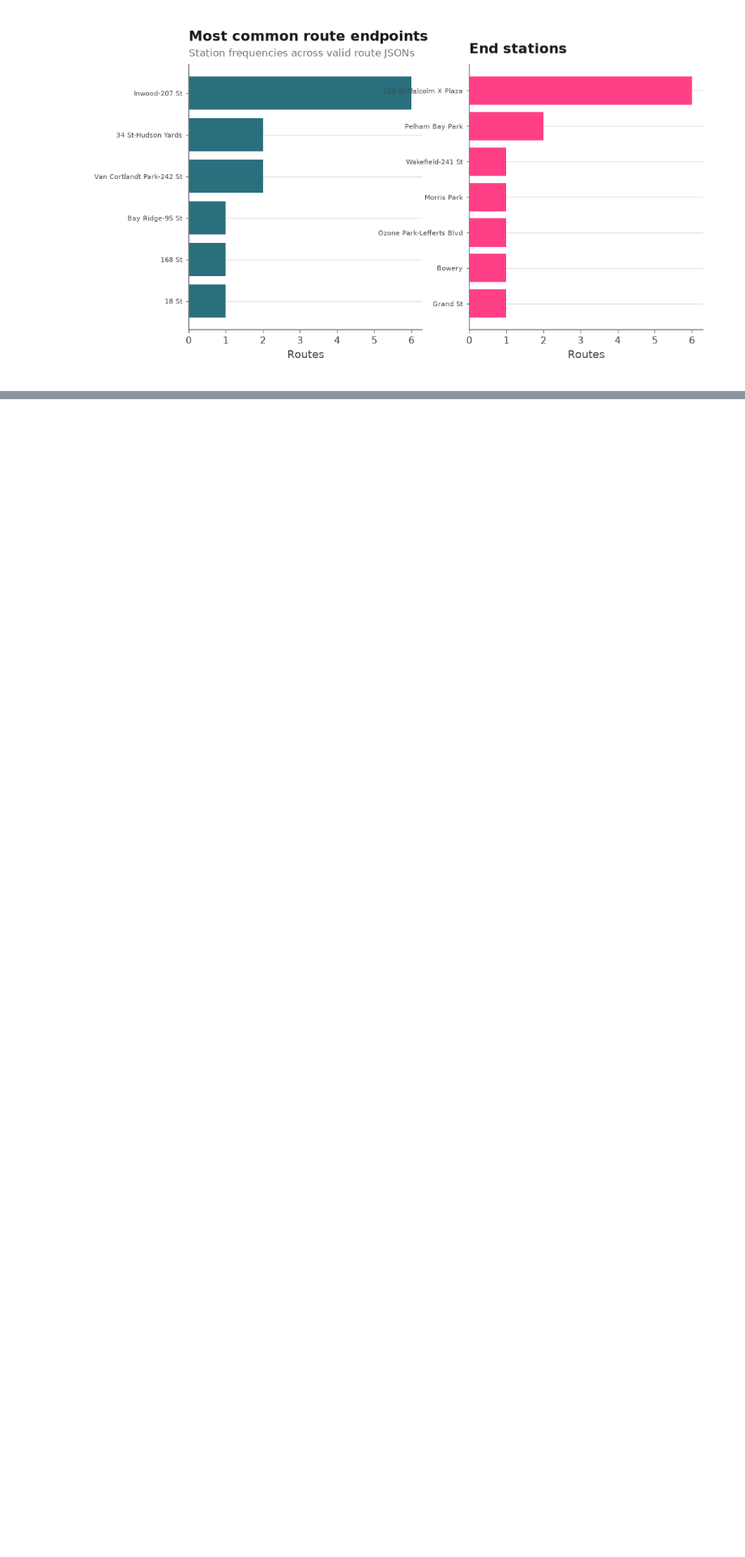
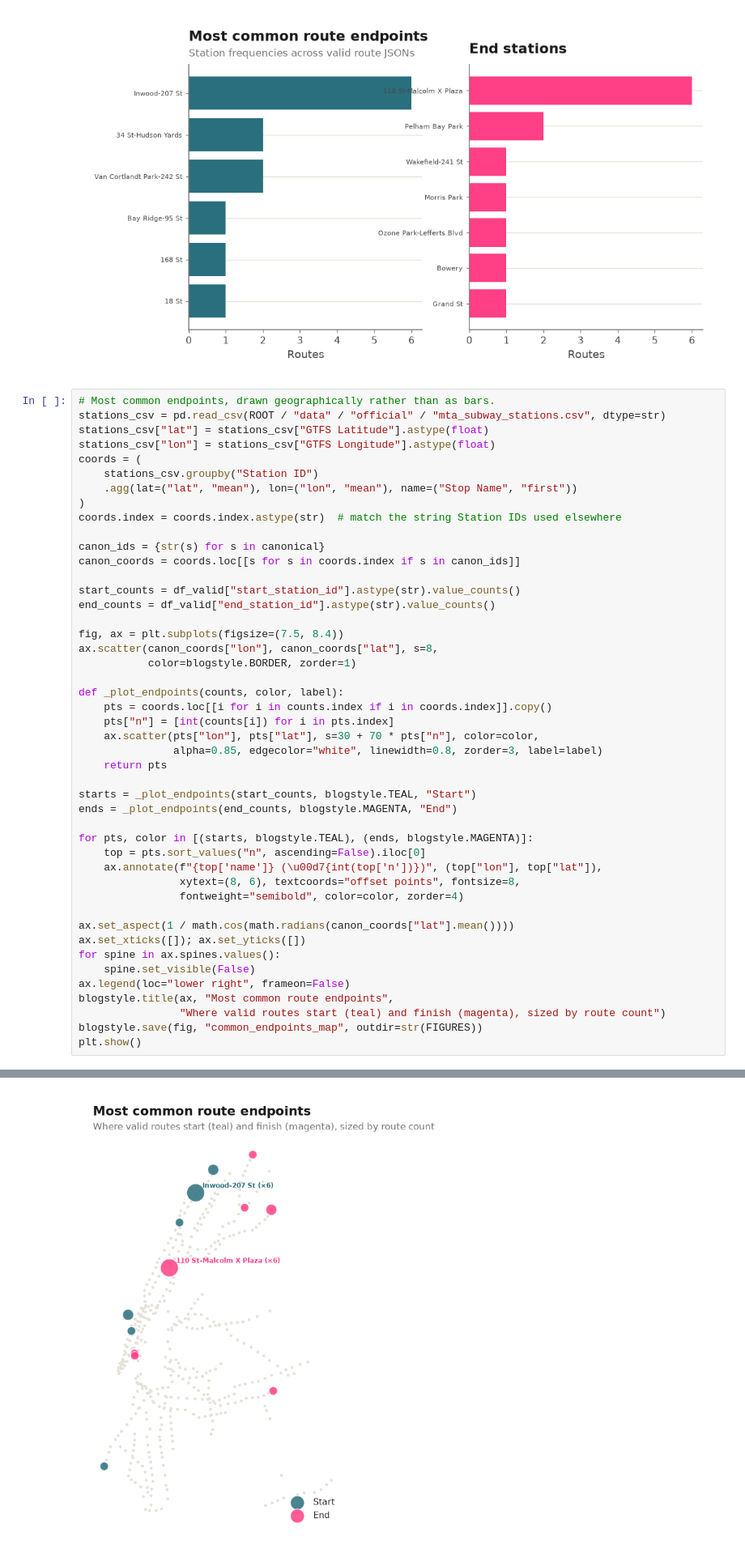
Before and after one commit to fabianrigterink/subway-challenge, a Jupyter notebook: notebooks/subway_route_summary.ipynb, the cells around one changed output, grey strips where cells are left out. Shown at 81% size. Cells and saved outputs as stored; diff of their text form; blank space fills up the shorter version.

```diff
--- a/notebooks/subway_route_summary.ipynb
+++ b/notebooks/subway_route_summary.ipynb
@@ -448,3 +450,50 @@ plt.show()
 # %% [output]
   wrote /Users/fabianrigterink/Desktop/Code/subway-challenge/reports/route_summary/figures/common_endpoint_stations.png
 [figure]
+# %%
+# Most common endpoints, drawn geographically rather than as bars.
+stations_csv = pd.read_csv(ROOT / "data" / "official" / "mta_subway_stations.csv", dtype=str)
+stations_csv["lat"] = stations_csv["GTFS Latitude"].astype(float)
+stations_csv["lon"] = stations_csv["GTFS Longitude"].astype(float)
+coords = (
+    stations_csv.groupby("Station ID")
+    .agg(lat=("lat", "mean"), lon=("lon", "mean"), name=("Stop Name", "first"))
+)
+coords.index = coords.index.astype(str)  # match the string Station IDs used elsewhere
+
+canon_ids = {str(s) for s in canonical}
+canon_coords = coords.loc[[s for s in coords.index if s in canon_ids]]
+
+start_counts = df_valid["start_station_id"].astype(str).value_counts()
+end_counts = df_valid["end_station_id"].astype(str).value_counts()
+
+fig, ax = plt.subplots(figsize=(7.5, 8.4))
+ax.scatter(canon_coords["lon"], canon_coords["lat"], s=8,
+           color=blogstyle.BORDER, zorder=1)
+
+def _plot_endpoints(counts, color, label):
+    pts = coords.loc[[i for i in counts.index if i in coords.index]].copy()
+    pts["n"] = [int(counts[i]) for i in pts.index]
+    ax.scatter(pts["lon"], pts["lat"], s=30 + 70 * pts["n"], color=color,
+               alpha=0.85, edgecolor="white", linewidth=0.8, zorder=3, label=label)
+    return pts
+
+starts = _plot_endpoints(start_counts, blogstyle.TEAL, "Start")
+ends = _plot_endpoints(end_counts, blogstyle.MAGENTA, "End")
+
+for pts, color in [(starts, blogstyle.TEAL), (ends, blogstyle.MAGENTA)]:
+    top = pts.sort_values("n", ascending=False).iloc[0]
+    ax.annotate(f"{top['name']} (\u00d7{int(top['n'])})", (top["lon"], top["lat"]),
+                xytext=(8, 6), textcoords="offset points", fontsize=8,
+                fontweight="semibold", color=color, zorder=4)
+
+ax.set_aspect(1 / math.cos(math.radians(canon_coords["lat"].mean())))
+ax.set_xticks([]); ax.set_yticks([])
+for spine in ax.spines.values():
+    spine.set_visible(False)
+ax.legend(loc="lower right", frameon=False)
+blogstyle.title(ax, "Most common route endpoints",
+                "Where valid routes start (teal) and finish (magenta), sized by route count")
+blogstyle.save(fig, "common_endpoints_map", outdir=str(FIGURES))
+plt.show()
+# %% [output]
@@ -451,3 +502,4 @@ plt.show()
+[figure, added]
 # %% [markdown]
 ## 4. Most common start and end times
 # %%
```
Also changed, not shown: parts of 3 cells of this notebook.
